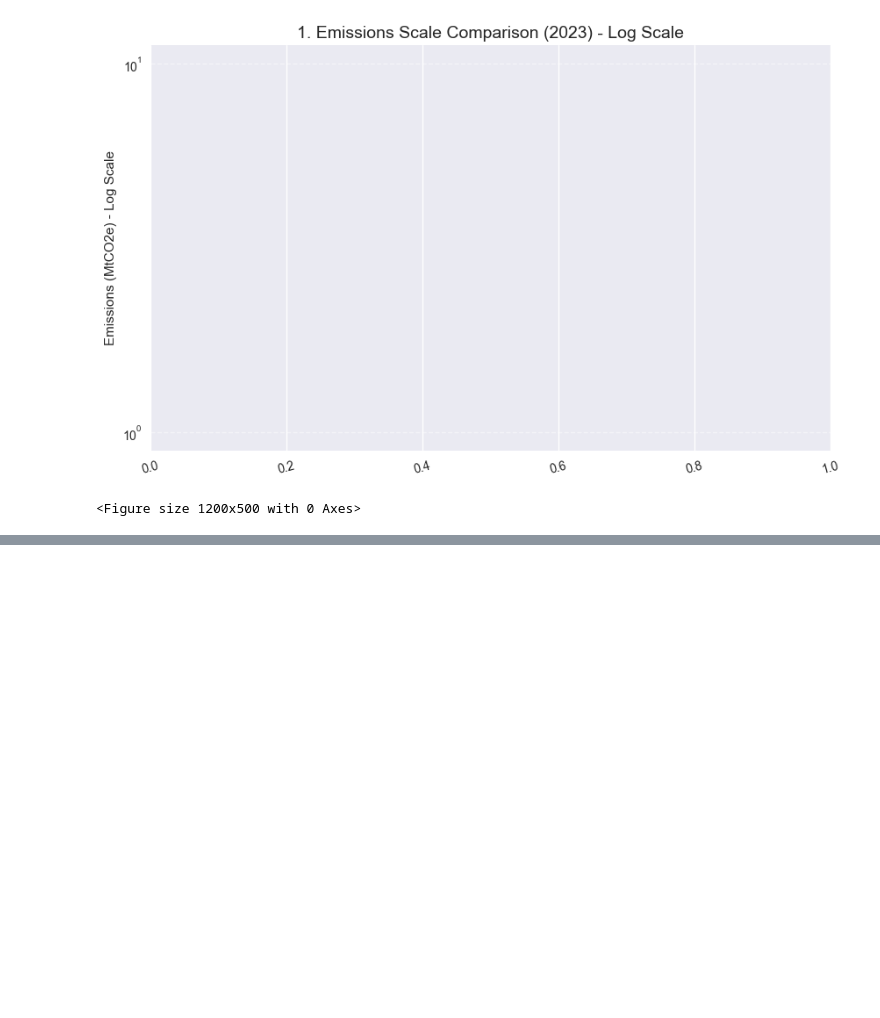
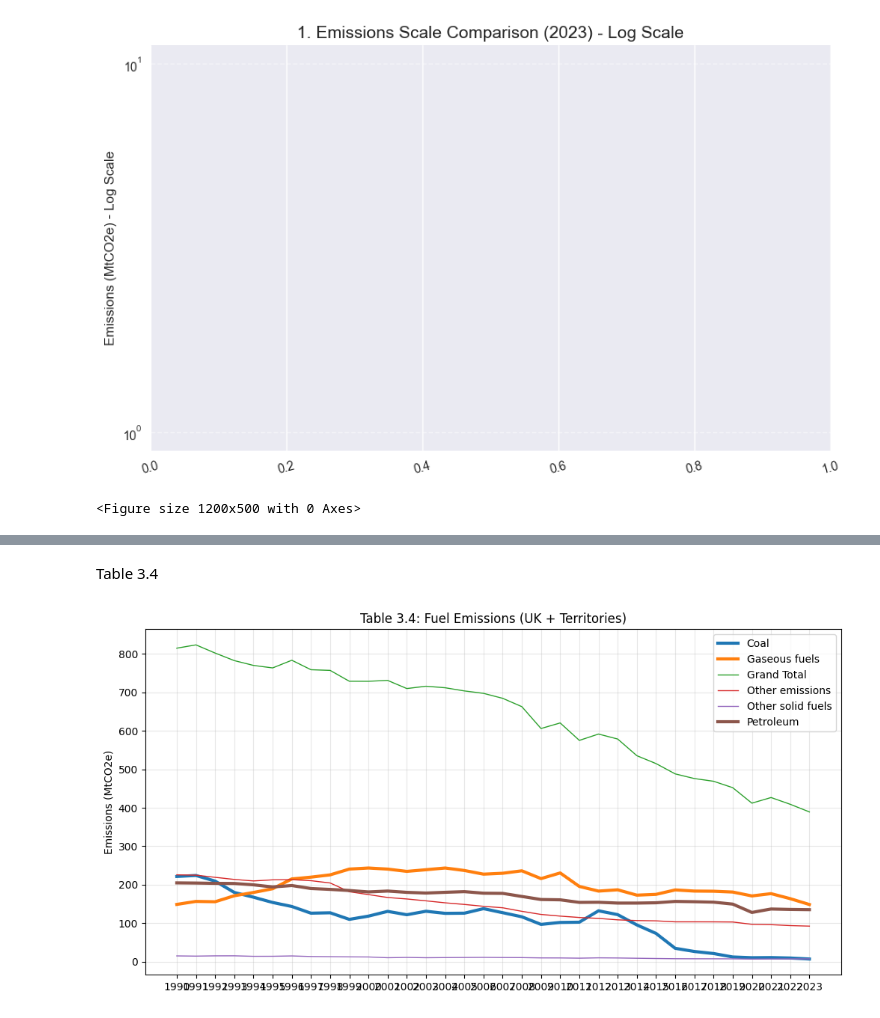
Before and after one commit to Shreyasrs23/UK-Carbon-Emissions-Data-Mining-Project, a Jupyter notebook: Data_Exploration.ipynb, the cells around one changed output, grey strips where cells are left out. Saved outputs shown, nothing was run; the diff lists cells and outputs as text; code cells hidden in the pictures; blank space fills up the shorter version.

```diff
--- a/Data_Exploration.ipynb
+++ b/Data_Exploration.ipynb
@@ -1233,0 +1327,39 @@ Data Loaded Successfully. Regions found: []
+# %% [markdown]
+Table 3.4
+# %%
+# === TABLE 3.4 ANALYSIS ===
+import pandas as pd
+import matplotlib.pyplot as plt
+import seaborn as sns
+
+file_path = 'final-greenhouse-gas-emissions-tables-2023.xlsx'
+
+# 1. Robust Load
+df_raw = pd.read_excel(file_path, sheet_name='3.4', header=None, nrows=20)
+header_idx = None
+for i, row in df_raw.iterrows():
+    if row.astype(str).str.contains('Fuel group', case=False).any():
+        header_idx = i
+        break
+df = pd.read_excel(file_path, sheet_name='3.4', header=header_idx)
+
+# 2. Cleaning
+df.columns = [str(c).strip() for c in df.columns]
+# Group by Fuel Group
+year_cols = [c for c in df.columns if str(c).replace('.', '').isdigit()]
+df_agg = df.groupby('Fuel group')[year_cols].sum()
+if 'Grand total' in df_agg.index: df_agg = df_agg.drop('Grand total')
+
+# 3. Visualization (Energy Transition)
+plt.figure(figsize=(12, 6))
+for fuel in df_agg.index:
+    lw = 3 if any(x in fuel for x in ['Coal', 'Gas', 'Petroleum']) else 1
+    plt.plot(df_agg.columns, df_agg.loc[fuel], label=fuel, linewidth=lw)
+
+plt.title('Table 3.4: Fuel Emissions (UK + Territories)')
+plt.ylabel('Emissions (MtCO2e)')
+plt.legend()
+plt.grid(True, alpha=0.3)
+plt.show()
+# %% [output]
+[figure, added]
```
Also changed, not shown: parts of 14 cells of this notebook, 1 other file.
